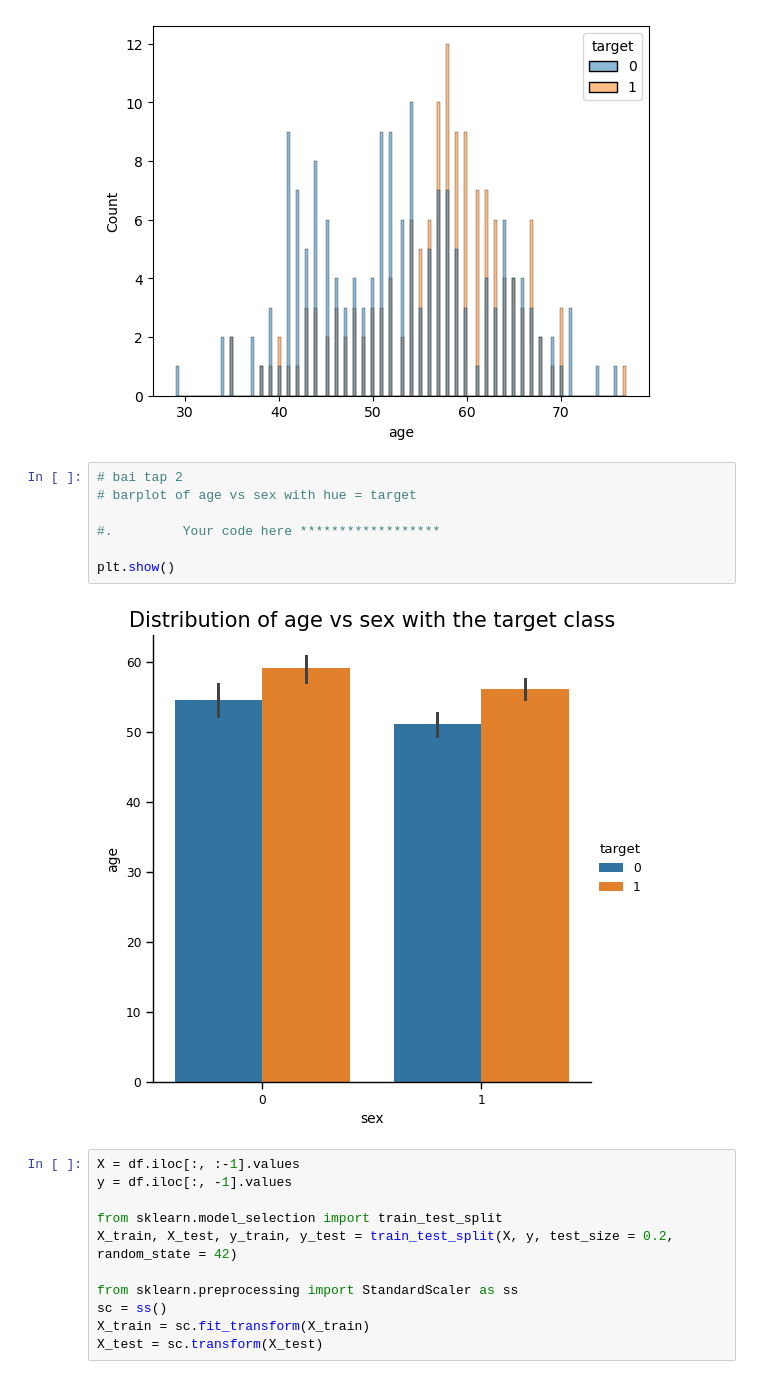
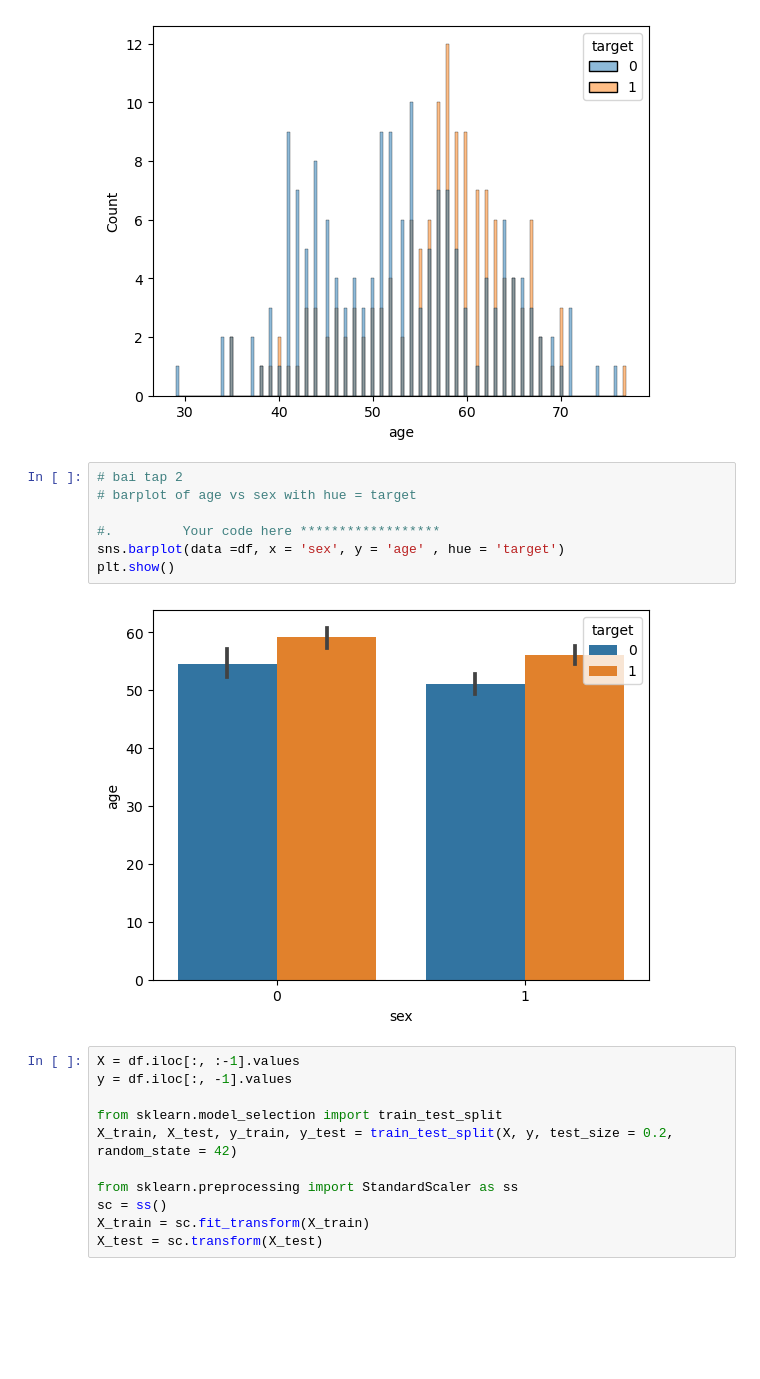
Before and after one commit to khang3004/Predict-the-possibility-of-heart-disease-by-Stacking, a Jupyter notebook: Project_Decision_Tree_XGBoost_Problem.ipynb, the cells around one changed output. Cells and saved outputs as stored; diff of their text form; blank space fills up the shorter version.

Commit message:
visualize barplot of age vs sex with hue = target

```diff
--- a/Project_Decision_Tree_XGBoost_Problem.ipynb
+++ b/Project_Decision_Tree_XGBoost_Problem.ipynb
@@ -26,12 +26,12 @@ plt.show()
 # %%
 # bai tap 2
 # barplot of age vs sex with hue = target
 
 #.         Your code here ******************
-
+sns.barplot(data =df, x = 'sex', y = 'age' , hue = 'target')
 plt.show()
 # %% [output]
-[figure, old version]
+[figure, new version]
 # %%
 X = df.iloc[:, :-1].values
 y = df.iloc[:, -1].values
```
